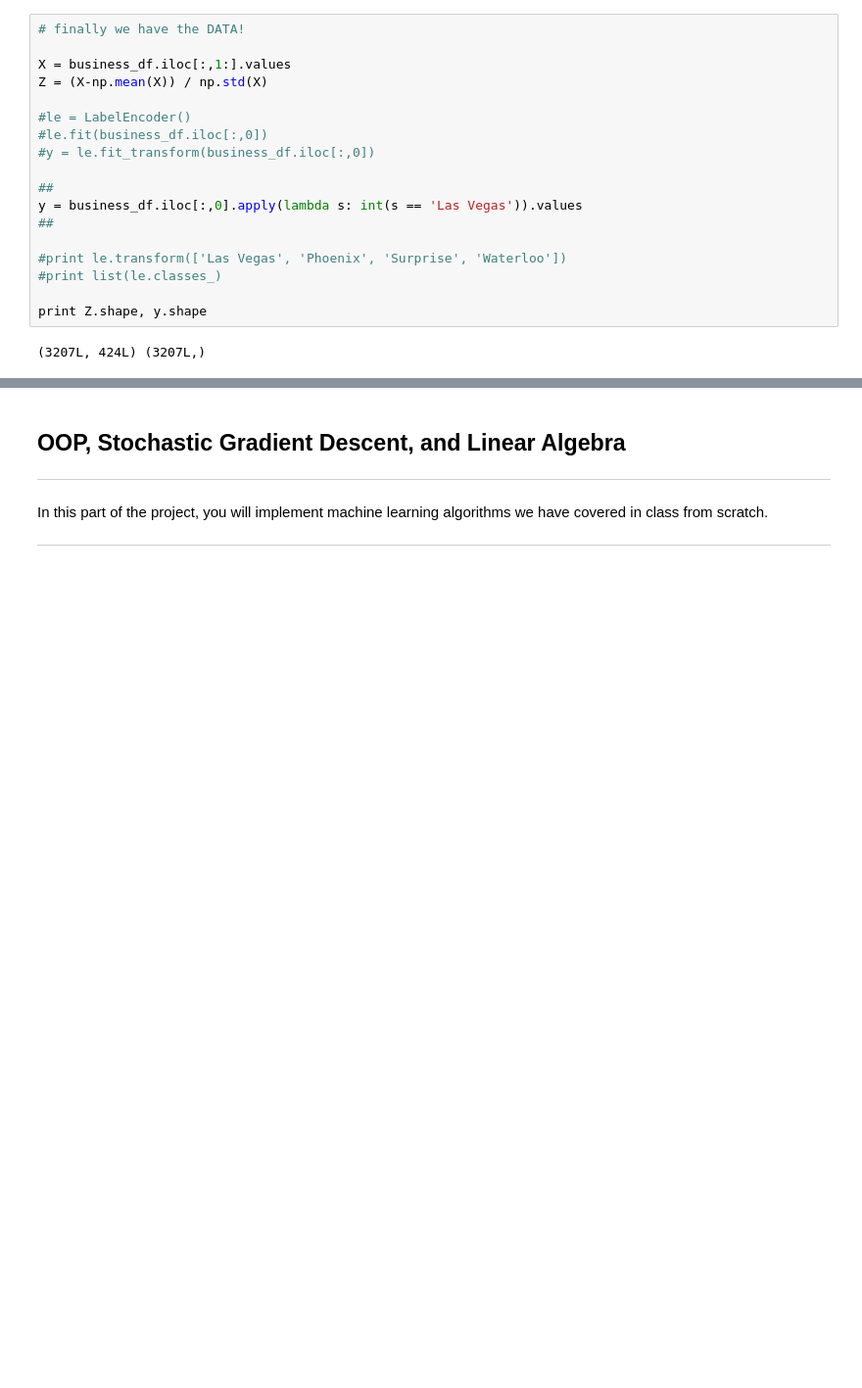
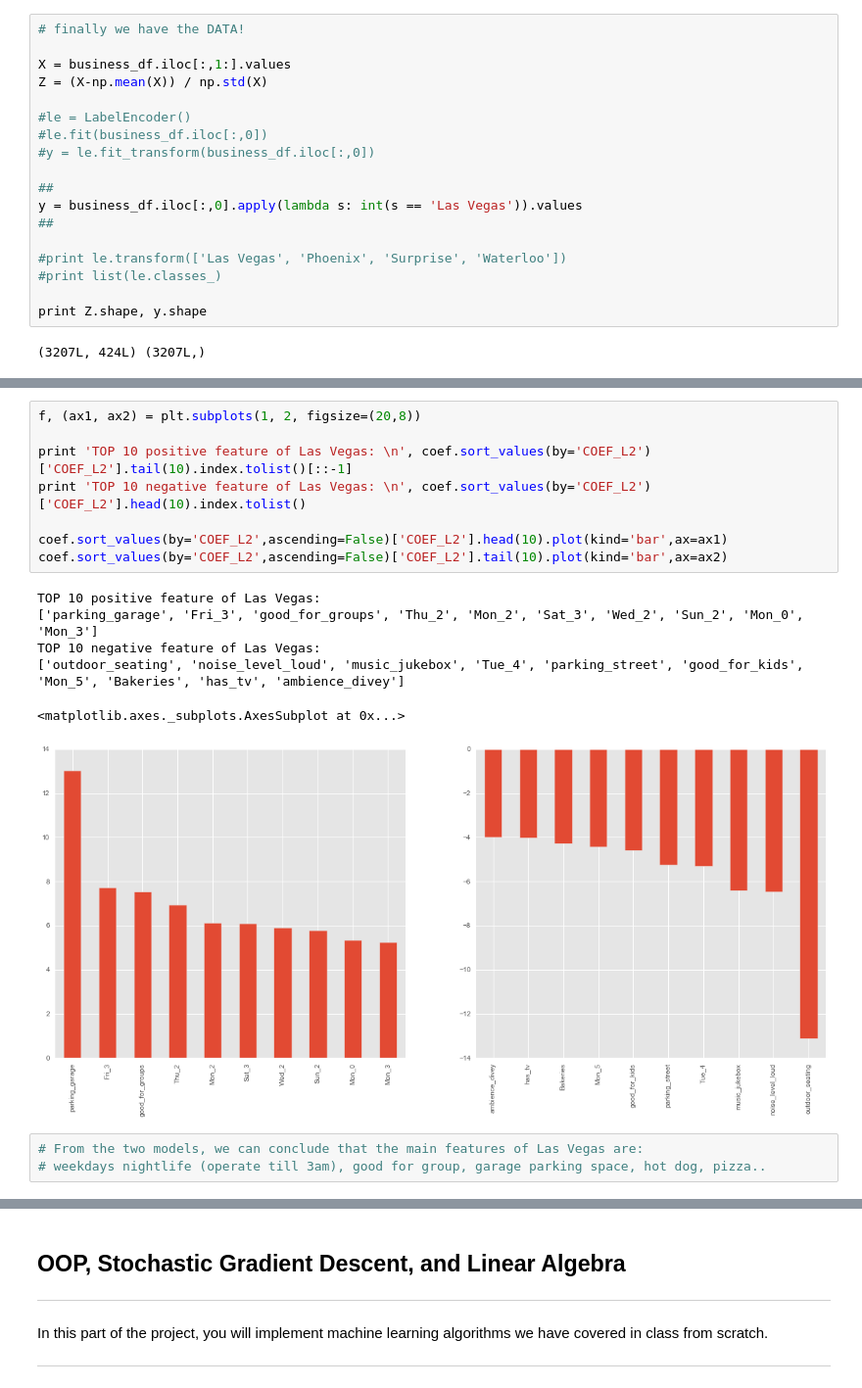
Before and after one commit to JC-Cheng/Data_Science, a Jupyter notebook: Projects/Project_4/project-4.ipynb, the cells around one changed output, grey strips where cells are left out. Shown at 98% size. Saved outputs shown, nothing was run; the diff lists cells and outputs as text; blank space fills up the shorter version.

```diff
--- a/Projects/Project_4/project-4.ipynb
+++ b/Projects/Project_4/project-4.ipynb
@@ -596,3 +561,21 @@ coefs[coefs['Coef'].abs() > 0.000001].sort_values('Coef',ascending=False)
+# %%
+f, (ax1, ax2) = plt.subplots(1, 2, figsize=(20,8))
+
+print 'TOP 10 positive feature of Las Vegas: \n', coef.sort_values(by='COEF_L2')['COEF_L2'].tail(10).index.tolist()[::-1]
+print 'TOP 10 negative feature of Las Vegas: \n', coef.sort_values(by='COEF_L2')['COEF_L2'].head(10).index.tolist()
+
+coef.sort_values(by='COEF_L2',ascending=False)['COEF_L2'].head(10).plot(kind='bar',ax=ax1)
+coef.sort_values(by='COEF_L2',ascending=False)['COEF_L2'].tail(10).plot(kind='bar',ax=ax2)
+# %% [output]
+TOP 10 positive feature of Las Vegas:
+['parking_garage', 'Fri_3', 'good_for_groups', 'Thu_2', 'Mon_2', 'Sat_3', 'Wed_2', 'Sun_2', 'Mon_0', 'Mon_3']
+TOP 10 negative feature of Las Vegas:
+['outdoor_seating', 'noise_level_loud', 'music_jukebox', 'Tue_4', 'parking_street', 'good_for_kids', 'Mon_5', 'Bakeries', 'has_tv', 'ambience_divey']
+<matplotlib.axes._subplots.AxesSubplot at 0x...>
+[figure, added]
+# %%
+# From the two models, we can conclude that the main features of Las Vegas are:
+# weekdays nightlife (operate till 3am), good for group, garage parking space, hot dog, pizza..
 # %% [markdown]
 <img src="http://imgur.com/l5NasQj.png" style="float: left; margin: 25px 15px 0px 0px; height: 25px">
 
```
Also changed, not shown: parts of 26 cells of this notebook.
